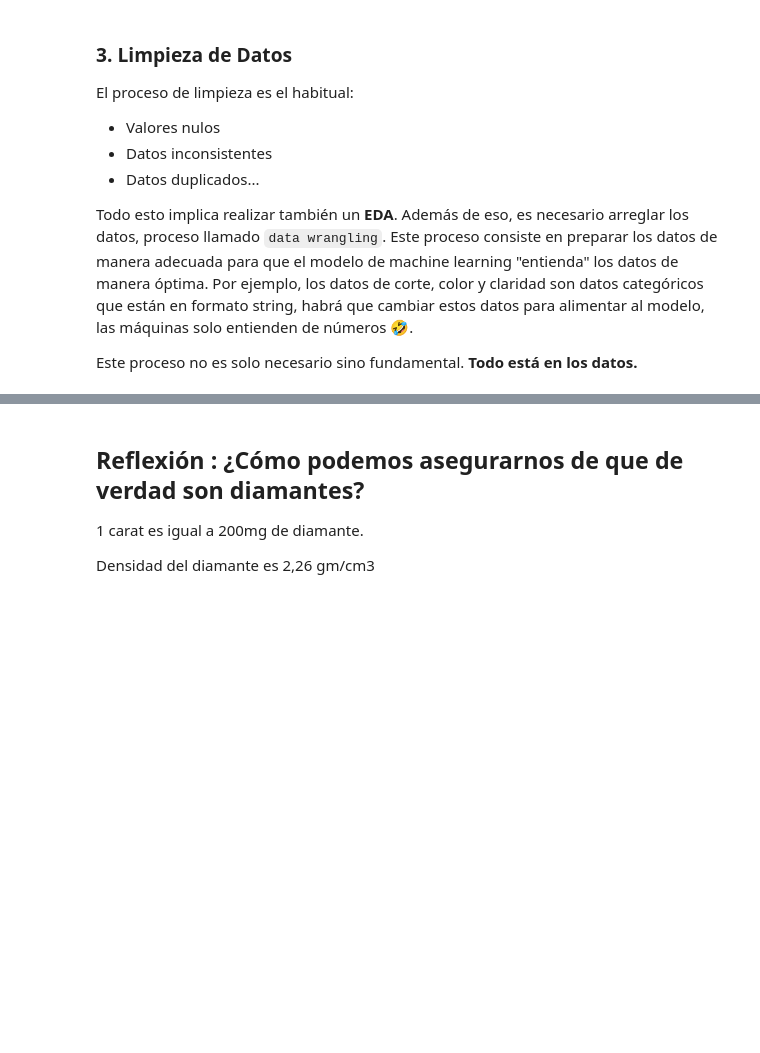
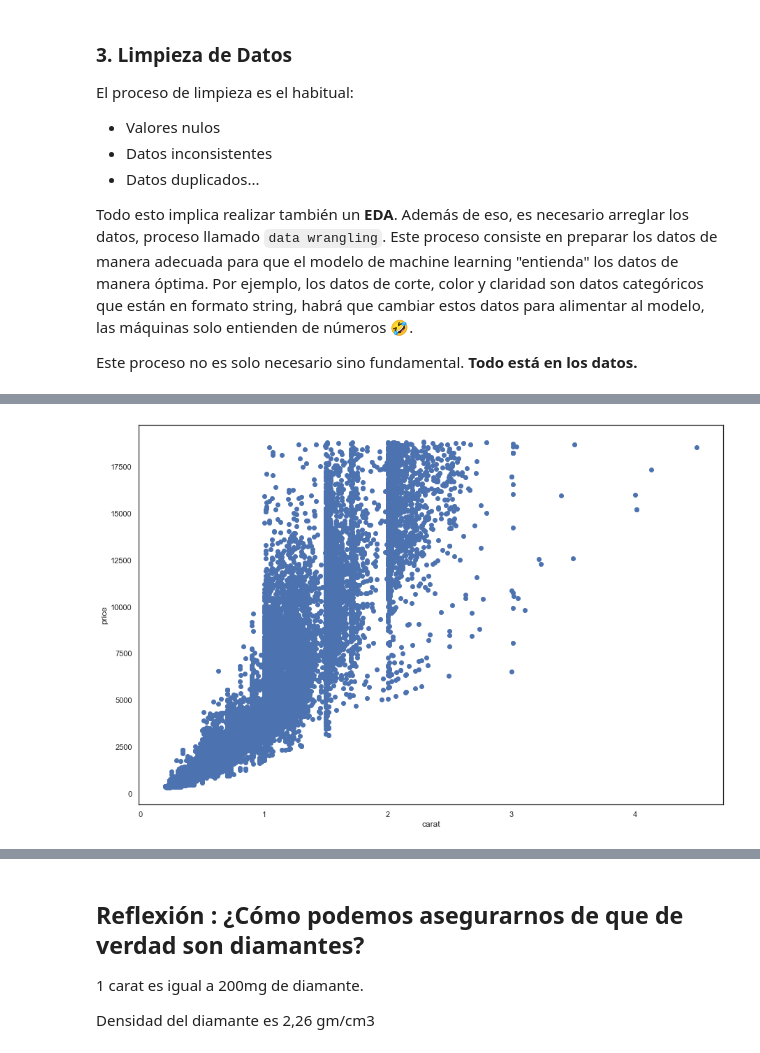
Before and after one commit to Ironhack-Data-Madrid-Mayo-2022/apuntes_clase, a Jupyter notebook: semana_7/1.1 - Intro Machine Learning - Aprendizaje Supervisado - Regresion.ipynb, the cells around one changed output, grey strips where cells are left out. Drawn from its saved outputs; the diff is of its cells as text; code cells hidden in the pictures; blank space fills up the shorter version.

```diff
--- a/semana_7/1.1 - Intro Machine Learning - Aprendizaje Supervisado - Regresion.ipynb
+++ b/semana_7/1.1 - Intro Machine Learning - Aprendizaje Supervisado - Regresion.ipynb
@@ -65,0 +169,8 @@ Este proceso no es solo necesario sino fundamental. **Todo está en los datos.**
+# %%
+plt.figure(figsize=(15,10))
+
+plt.scatter(df.carat, df.price)
+plt.ylabel('price')
+plt.xlabel('carat');
+# %% [output]
+[figure, added]
```
Also changed, not shown: parts of 13 cells of this notebook.
